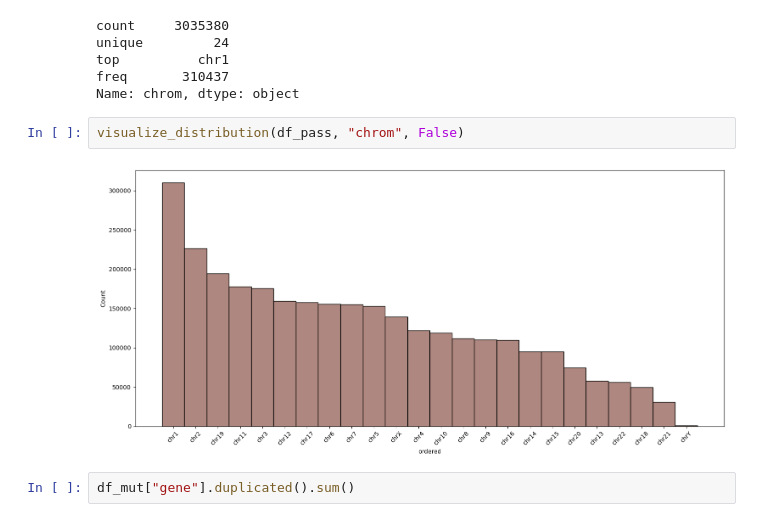
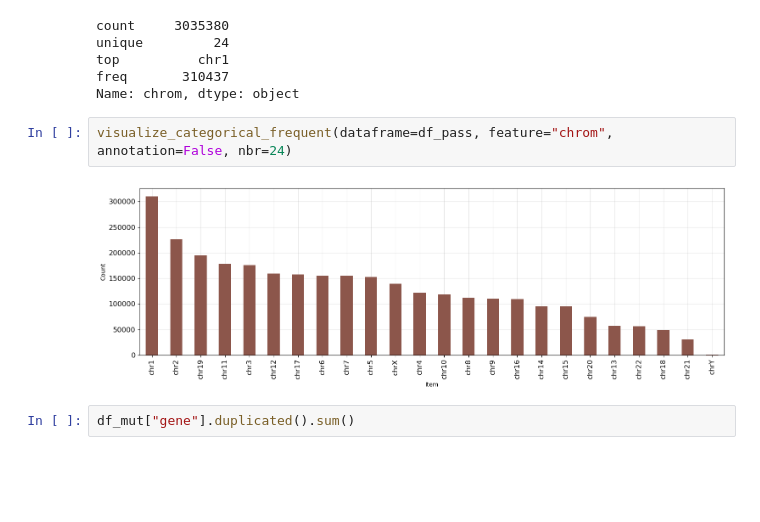
Before and after one commit to meddyahya/SL, a Jupyter notebook: Data Analysis -- PART I.ipynb, the cells around one changed output. Saved outputs shown, nothing was run; the diff lists cells and outputs as text; blank space fills up the shorter version.

```diff
--- a/Data Analysis -- PART I.ipynb
+++ b/Data Analysis -- PART I.ipynb
@@ -547,9 +560,9 @@ top          chr1
 freq       310437
 Name: chrom, dtype: object
 # %%
-visualize_distribution(df_pass, "chrom", False)
+visualize_categorical_frequent(dataframe=df_pass, feature="chrom", annotation=False, nbr=24)
 # %% [output]
-[figure, old version]
+[figure, new version]
 # %%
 df_mut["gene"].duplicated().sum()
 # %% [output]
```
Also changed, not shown: parts of 36 cells of this notebook.
